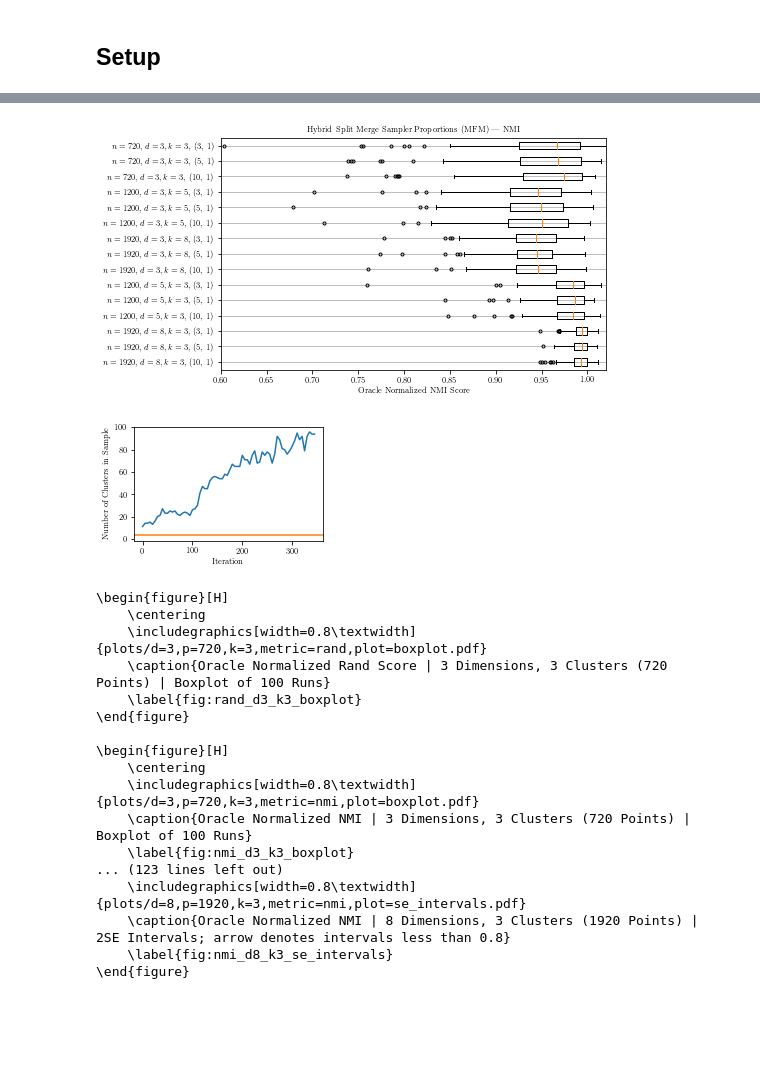
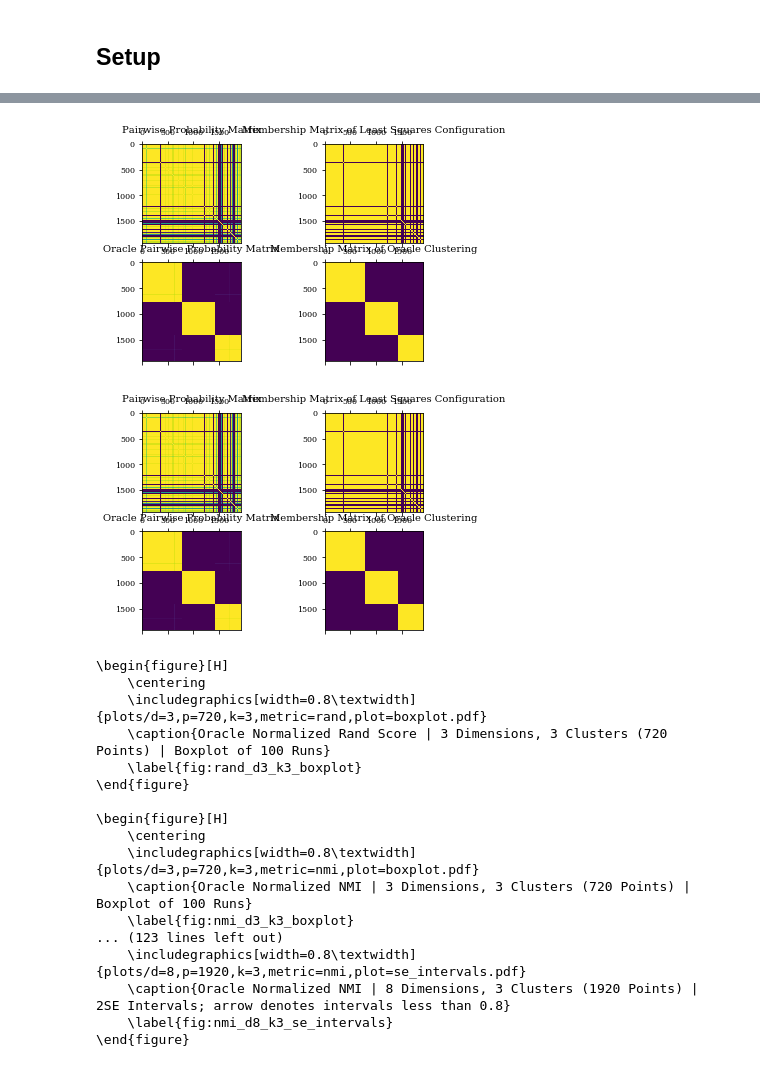
Before and after one commit to thetianshuhuang/bmcc_sim, a Jupyter notebook: explore.ipynb, the cells around one changed output, grey strips where cells are left out. Saved outputs shown, nothing was run; the diff lists cells and outputs as text; code cells hidden in the pictures; blank space fills up the shorter version.

Commit message:
Cleaned up plotting

```diff
--- a/explore.ipynb
+++ b/explore.ipynb
@@ -441,57 +68,29 @@ fig.savefig('effect_mfm_prior.pdf', bbox_inches='tight')
-# %%
-SM_SCHEMES = {
-    "mfm_hybrid_3": "(3, 1)",
-    "mfm_hybrid": "(5, 1)",
-    "mfm_hybrid_10": "(10, 1)",
-}
-
-def boxplots_hybrid(fig, ax, key):
-    ax.yaxis.grid()
-
-    data = []
-    labels = []
-    for d, k in [(3, 3), (3, 5), (3, 8), (5, 3), (8, 3)]:
-        data += [
-            oracle_ratio(method=m, key=key, d=d, k=k, p=d * k * 80)
-            for m in SM_SCHEMES]
-        labels += [
-            r"$n={}, d={}, k={},$ {}".format(d * k * 80, d, k, desc)
-            for _, desc in SM_SCHEMES.items()]
-
-    data.reverse()
-    labels.reverse()
-
-    ax.boxplot(data, 0, '.', vert=False)
-    ax.set_yticklabels(labels)
-
-fig, ax = plt.subplots(1, 1)
-boxplots_hybrid(fig, ax, 'nmi')
-ax.set_title('Hybrid Split Merge Sampler Proportions (MFM) | NMI')
-ax.set_xlabel('Oracle Normalized NMI Score')
-ax.set_xlim(0.6, 1.02)
-fig.savefig('effect_hybrid.pdf', bbox_inches='tight')
-# %% [output]
-[figure, removed]
 # %%
 import bmcc
 
 BASE = 'd=8,p=1920,k=3,r=0.8/794c1531-6a0f-4d79-a89c-e4c004425d21.npz'
 
-dataset = bmcc.GaussianMixture('./data/' + BASE, load=True)
-hist = np.load('./results/dpm_eb_gibbs/' + BASE)['hist']
+dataset = bmcc.GaussianMixture('./phase_1/data/' + BASE, load=True)
+hist = np.load('./phase_1/results/dpm_eb_gibbs/' + BASE)['hist']
 
-# res = bmcc.LstsqResult(dataset.data, hist, burn_in=int(hist.shape[0] / 2))
-# res.evaluate(dataset.assignments, oracle=dataset.oracle, oracle_matrix=None)
+res = bmcc.LstsqResult(dataset.data, hist, burn_in=int(hist.shape[0] / 2))
+res.evaluate(dataset.assignments, oracle=dataset.oracle, oracle_matrix=dataset.oracle_matrix)
 
-fig, ax = plt.subplots(1, 1)
-ax.plot(np.arange(hist.shape[0]) * 5, [np.max(x) for x in hist])
-ax.axhline(3, color='C1')
-ax.set_xlabel('Iteration')
-ax.set_ylabel('Number of Clusters in Sample')
+# fig, ax = plt.subplots(1, 1)
+# ax.plot(np.arange(hist.shape[0]) * 5, [np.max(x) for x in hist])
+# ax.axhline(3, color='C1')
+# ax.set_xlabel('Iteration')
+# ax.set_ylabel('Number of Clusters in Sample')
 
-fig.savefig('794c1531-6a0f-4d79-a89c-e4c004425d21_nc.pdf', bbox_inches='tight')
+# fig.savefig('794c1531-6a0f-4d79-a89c-e4c004425d21_nc.pdf', bbox_inches='tight')
-# %% [output]
-[figure, removed]
+# %%
+import matplotlib
+matplotlib.rcParams.update({'text.usetex': False})
+
+res.matrices()
+# %% [output]
+[figure, added]
+[figure, added]
 # %%
 FIG_TEXT = r"""
 \begin{{figure}}[H]
```
Also changed, not shown: parts of 23 cells of this notebook, 16 other files.
